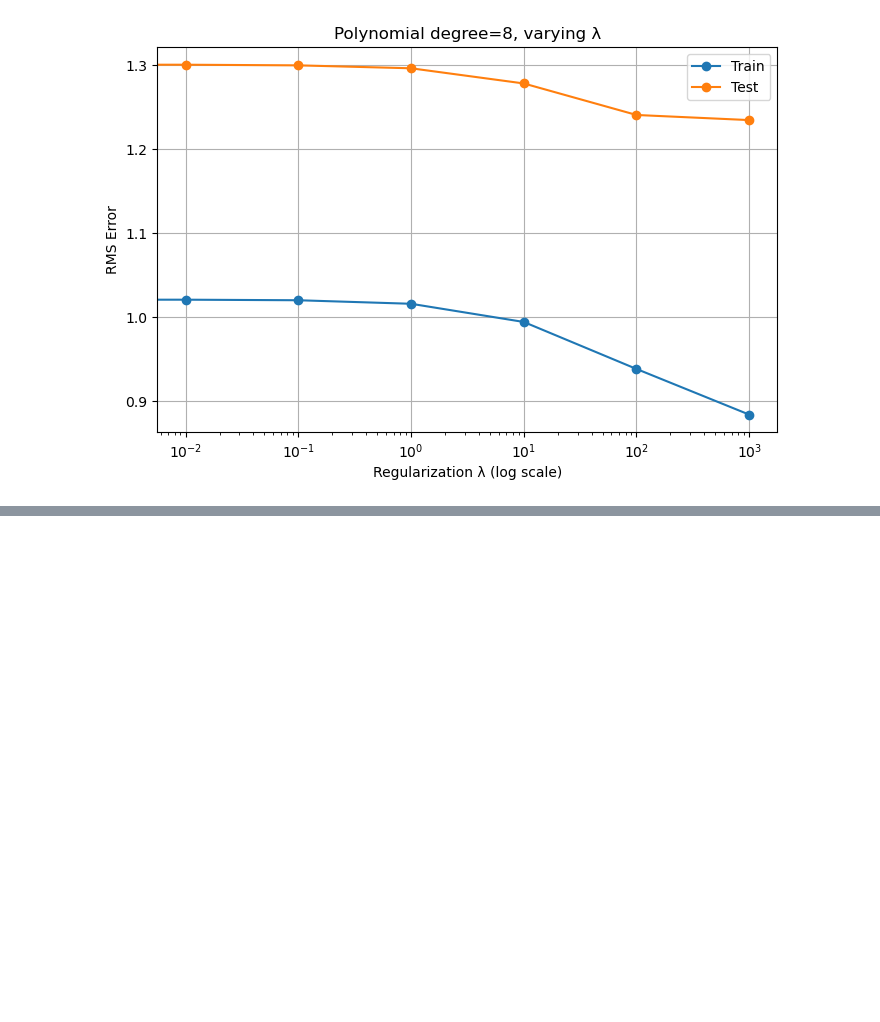
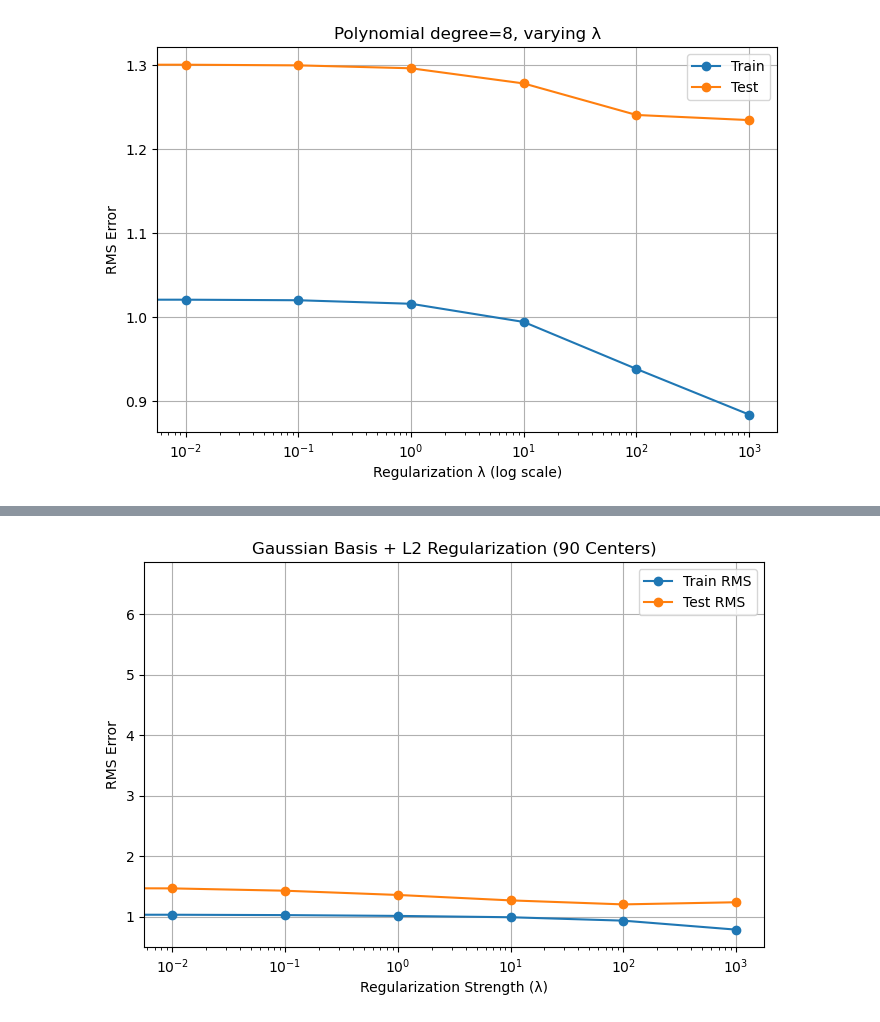
Before and after one commit to amirmle/uni, a Jupyter notebook: 1/ml/HW1/q4.ipynb, the cells around one changed output, grey strips where cells are left out. Saved outputs shown, nothing was run; the diff lists cells and outputs as text; code cells hidden in the pictures; blank space fills up the shorter version.

```diff
--- a/1/ml/HW1/q4.ipynb
+++ b/1/ml/HW1/q4.ipynb
@@ -227,10 +227,42 @@ plt.show()
 # %%
+    # 7) Gaussian + L2 with 90 bases using all features
+
+lambdas = [0, 0.01, 0.1, 1, 10, 100, 1000]
+w_gaussian_90_result =[]
+train_gaussian_90_err = []
+test_gaussian_90_err = []
+s = 2.0
+m = 90
+
+idx = np.random.choice(x_train.shape[0], m , replace=False)
+centers = x_train[idx,:]
+phi_train_90 = design_matrix_gaussian(x_train,centers,s)
+phi_test_90 = design_matrix_gaussian(x_test,centers,s)
 
 
-    # 7) Gaussian + L2 with 90 bases using all features
+for lam in lambdas:
+    # ridge regression
+    w = ridge_solution(phi_train_90, t_train, lam)
+    w_gaussian_90_result.append(w)
 
+    # predict train and test
+    y_test = predict(phi_test_90, w)
+    y_train = predict(phi_train_90, w)
 
-    # The functions above provide everything you need. If you want me to run specific
-    # experiments here, provide the dataset file in the working directory or ask me to
-    # fetch it and I'll adapt the script to download (but note this environment may
-    # not have internet access when you run).
+    rms_train = rms_error(t_train, y_train)
+    rms_test = rms_error(t_test, y_test)
+
+    train_gaussian_90_err.append(rms_train)
+    test_gaussian_90_err.append(rms_test)
+
+plt.figure(figsize=(8,5))
+plt.semilogx(lambdas, train_gaussian_90_err, '-o', label='Train RMS')
+plt.semilogx(lambdas, test_gaussian_90_err, '-o', label='Test RMS')
+plt.xlabel('Regularization Strength (λ)')
+plt.ylabel('RMS Error')
+plt.title('Gaussian Basis + L2 Regularization (90 Centers)')
+plt.legend()
+plt.grid(True)
+plt.show()
+# %% [output]
+[figure, added]
```
Also changed, not shown: parts of 1 cell of this notebook, 3 other files.
